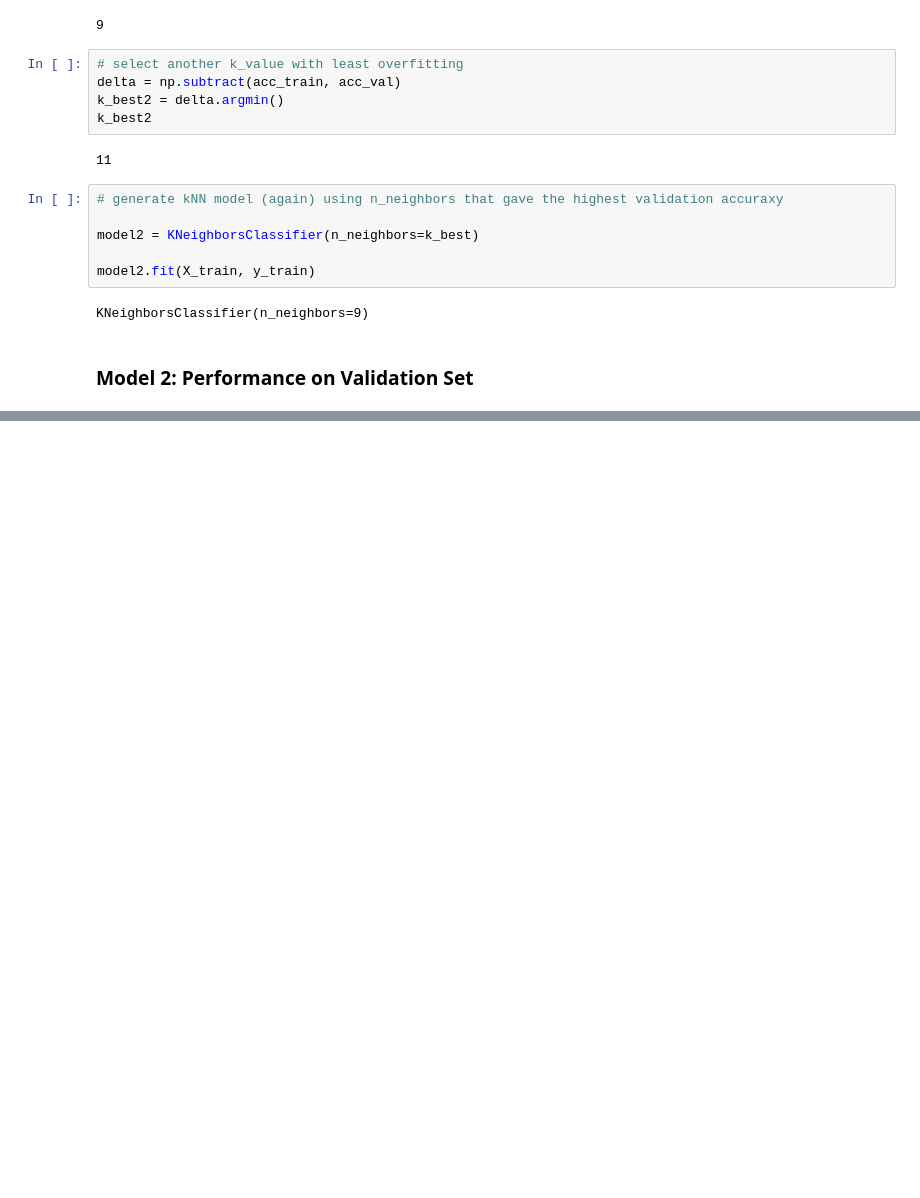
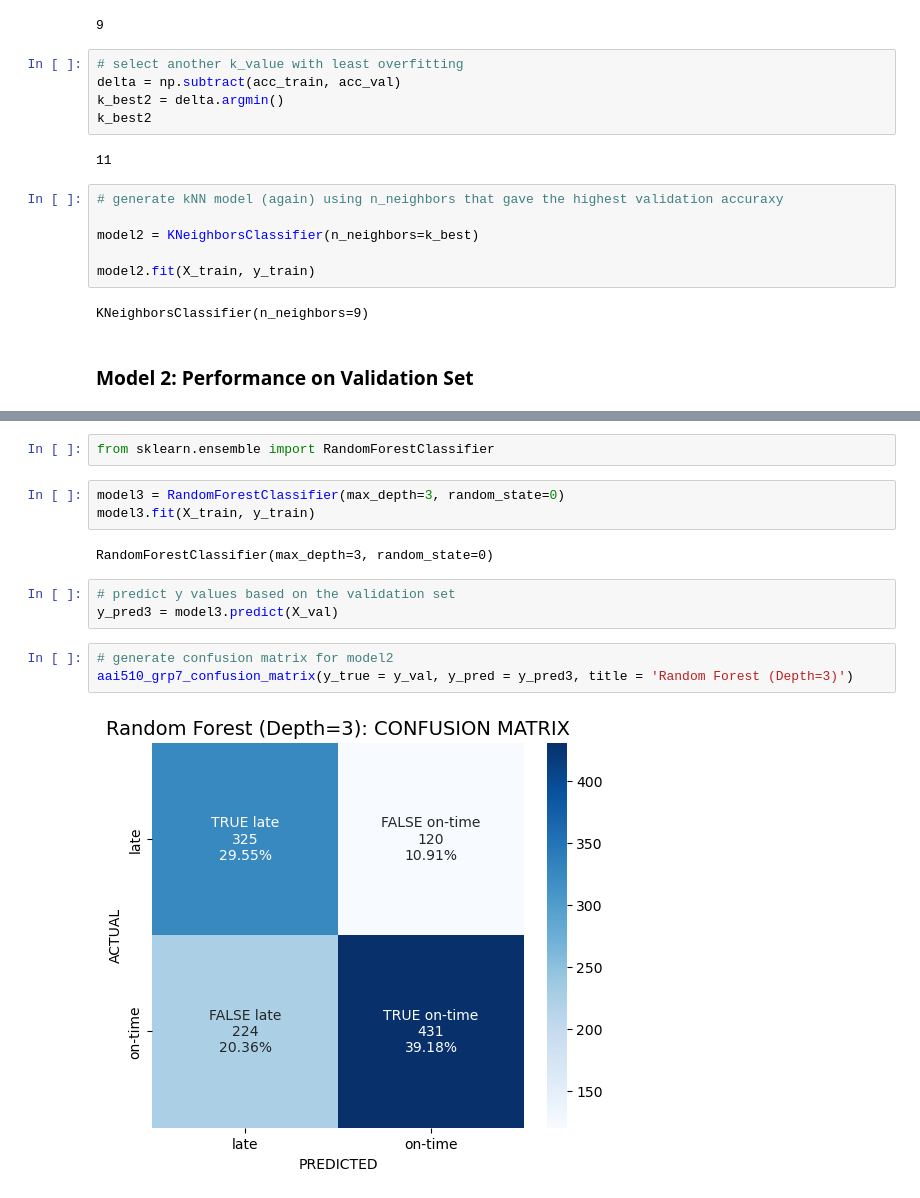
Before and after one commit to kdevoe/aai510-group7, a Jupyter notebook: shipping_modeling_setA.ipynb, the cells around one changed output, grey strips where cells are left out. Drawn from its saved outputs; the diff is of its cells as text; blank space fills up the shorter version.

Commit message:
Random Forest added
random forest added

```diff
--- a/shipping_modeling_setA.ipynb
+++ b/shipping_modeling_setA.ipynb
@@ -216,0 +292,15 @@ Model 2: KNN with k=9
+# %%
+from sklearn.ensemble import RandomForestClassifier
+# %%
+model3 = RandomForestClassifier(max_depth=3, random_state=0)
+model3.fit(X_train, y_train)
+# %% [output]
+RandomForestClassifier(max_depth=3, random_state=0)
+# %%
+# predict y values based on the validation set
+y_pred3 = model3.predict(X_val)
+# %%
+# generate confusion matrix for model2
+aai510_grp7_confusion_matrix(y_true = y_val, y_pred = y_pred3, title = 'Random Forest (Depth=3)')
+# %% [output]
+[figure, added]
```
Also changed, not shown: parts of 23 cells of this notebook.
